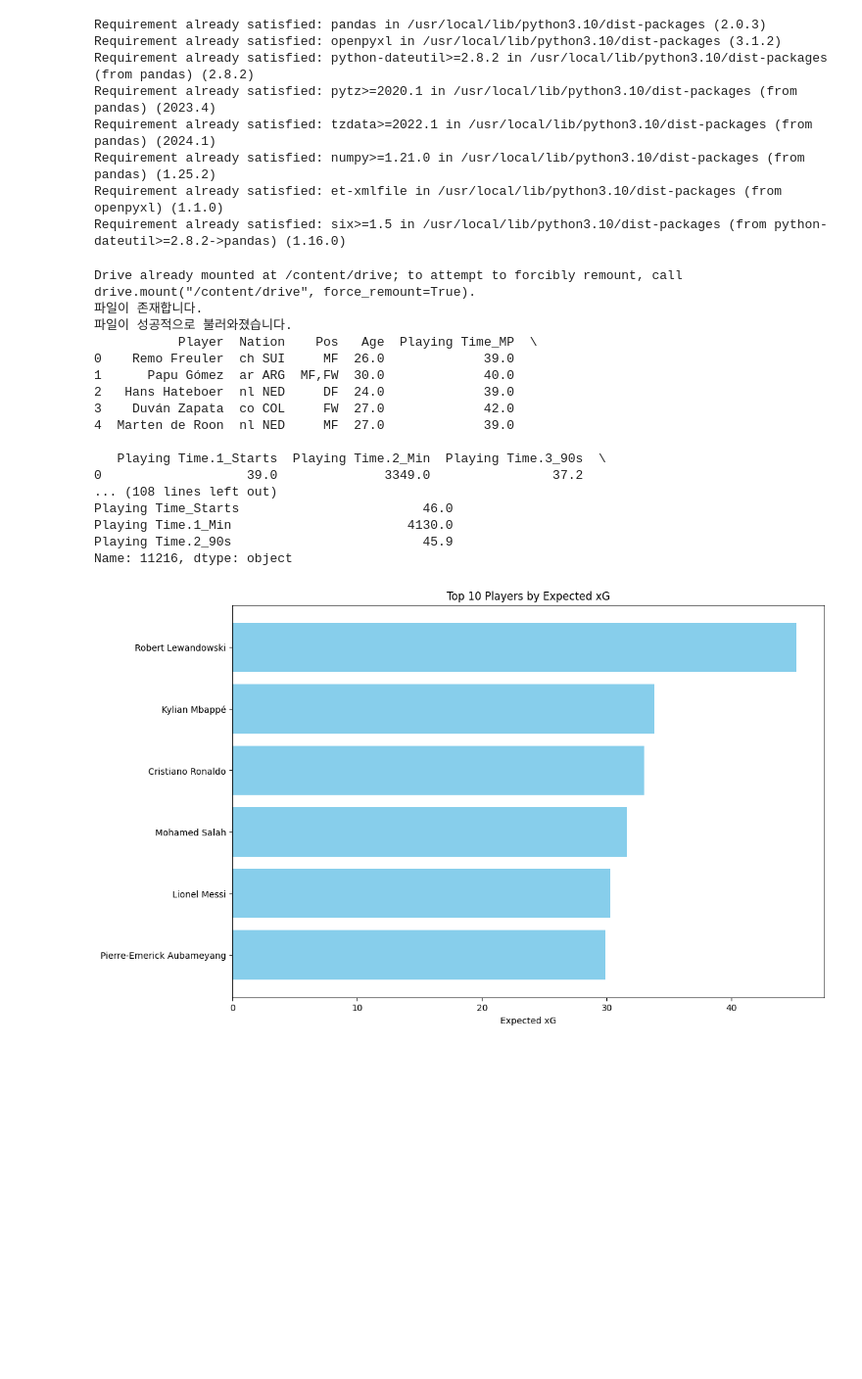
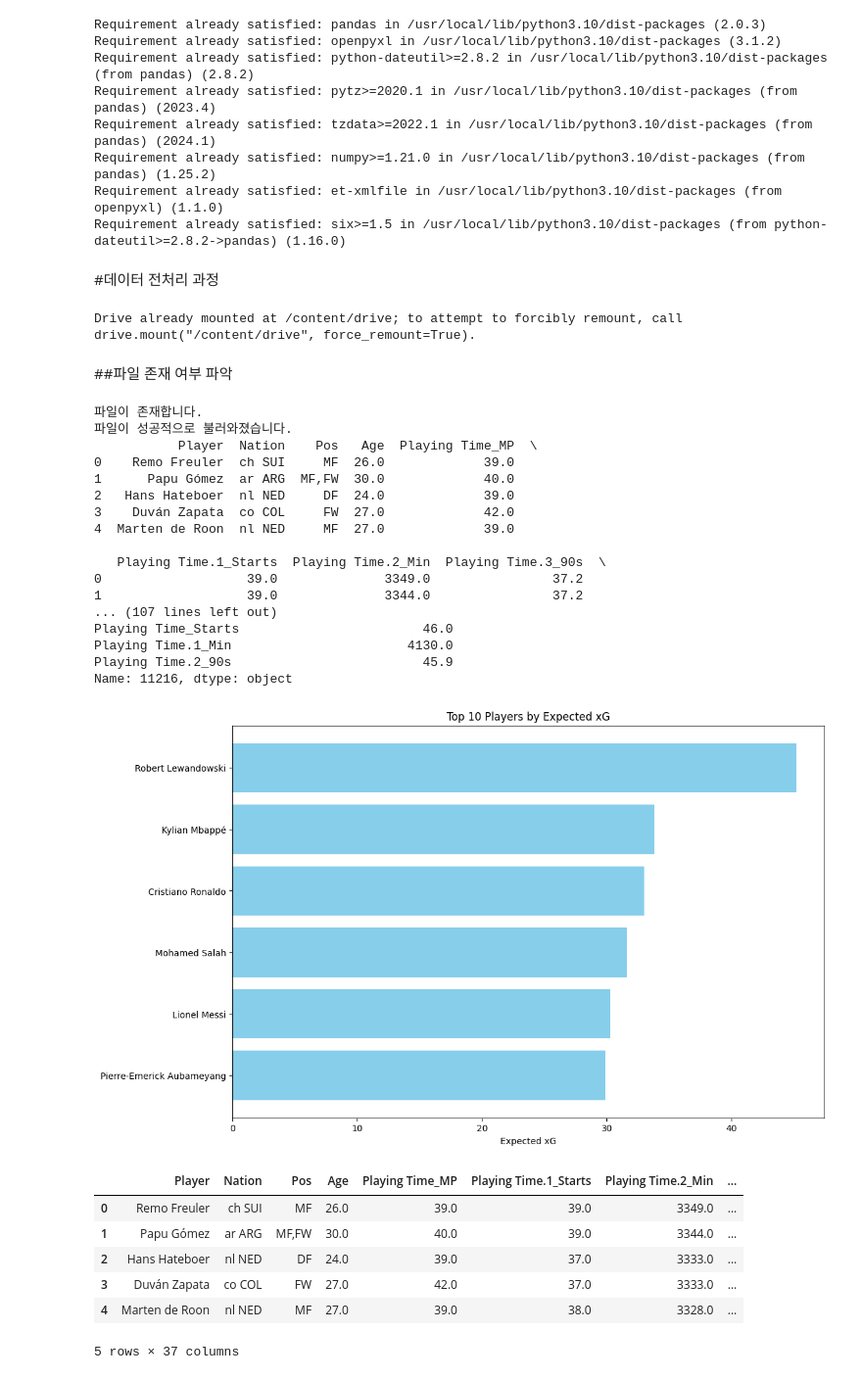
Before and after one commit to nyulnyul/FootballValues, a Jupyter notebook: footballvalue.ipynb, the cells around one changed output. Shown at 98% size. Drawn from its saved outputs; the diff is of its cells as text; code cells hidden in the pictures; blank space fills up the shorter version.

```diff
--- a/footballvalue.ipynb
+++ b/footballvalue.ipynb
@@ -11,3 +11,5 @@ Requirement already satisfied: tzdata>=2022.1 in /usr/local/lib/python3.10/dist-
 Requirement already satisfied: numpy>=1.21.0 in /usr/local/lib/python3.10/dist-packages (from pandas) (1.25.2)
 Requirement already satisfied: et-xmlfile in /usr/local/lib/python3.10/dist-packages (from openpyxl) (1.1.0)
 Requirement already satisfied: six>=1.5 in /usr/local/lib/python3.10/dist-packages (from python-dateutil>=2.8.2->pandas) (1.16.0)
+# %% [markdown]
+#데이터 전처리 과정
@@ -14,15 +22,13 @@ Requirement already satisfied: six>=1.5 in /usr/local/lib/python3.10/dist-packag
+# %%
+drive.mount('/content/drive')
+
+# 파일 경로
+file_path = '/content/drive/MyDrive/football.xlsx'
+# %% [output]
+Drive already mounted at /content/drive; to attempt to forcibly remount, call drive.mount("/content/drive", force_remount=True).
+# %% [markdown]
+##파일 존재 여부 파악
 # %%
-import pandas as pd
-import os
-import matplotlib.pyplot as plt
-
-from google.colab import drive
-drive.mount('/content/drive')
-
-# 파일 경로
-file_path = '/content/drive/MyDrive/WTF.xlsx'
-
-# 파일 존재 여부 확인
 if os.path.exists(file_path):
     print("파일이 존재합니다.")
     try:
@@ -58,7 +64,6 @@ if os.path.exists(file_path):
 else:
     print("파일이 존재하지 않습니다. 경로를 확인하세요.")
 # %% [output]
-Drive already mounted at /content/drive; to attempt to forcibly remount, call drive.mount("/content/drive", force_remount=True).
 파일이 존재합니다.
 파일이 성공적으로 불러와졌습니다.
            Player  Nation    Pos   Age  Playing Time_MP  \
@@ -70,10 +75,21 @@ Drive already mounted at /content/drive; to attempt to forcibly remount, call dr
 
    Playing Time.1_Starts  Playing Time.2_Min  Playing Time.3_90s  \
 0                   39.0              3349.0                37.2
-... (108 lines left out)
+1                   39.0              3344.0                37.2
+... (107 lines left out)
 Playing Time_Starts                        46.0
 Playing Time.1_Min                       4130.0
 Playing Time.2_90s                         45.9
 Name: 11216, dtype: object
 [figure]
+# %%
+df.head()
+# %% [output]
+|  | Player | Nation | Pos | Age | Playing Time_MP | Playing Time.1_Starts | Playing Time.2_Min | ... |
+| 0 | Remo Freuler | ch SUI | MF | 26.0 | 39.0 | 39.0 | 3349.0 | ... |
+| 1 | Papu Gómez | ar ARG | MF,FW | 30.0 | 40.0 | 39.0 | 3344.0 | ... |
+| 2 | Hans Hateboer | nl NED | DF | 24.0 | 39.0 | 37.0 | 3333.0 | ... |
+| 3 | Duván Zapata | co COL | FW | 27.0 | 42.0 | 37.0 | 3333.0 | ... |
+| 4 | Marten de Roon | nl NED | MF | 27.0 | 39.0 | 38.0 | 3328.0 | ... |
+5 rows × 37 columns
 # %%
```
Also changed, not shown: parts of 2 cells of this notebook.
